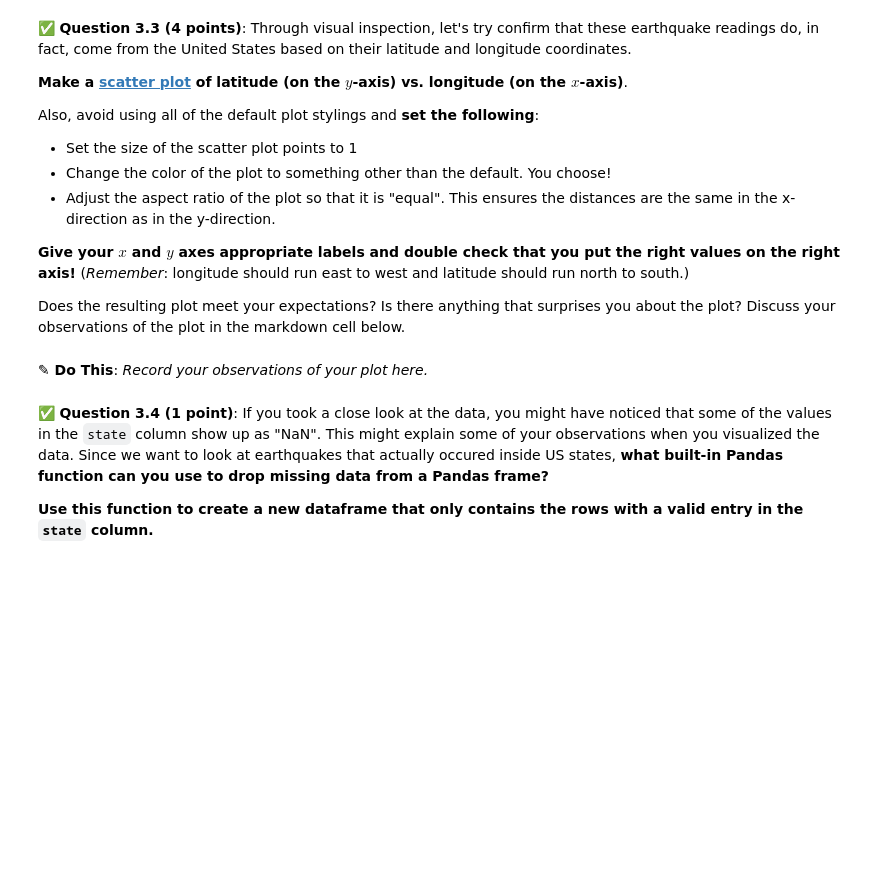
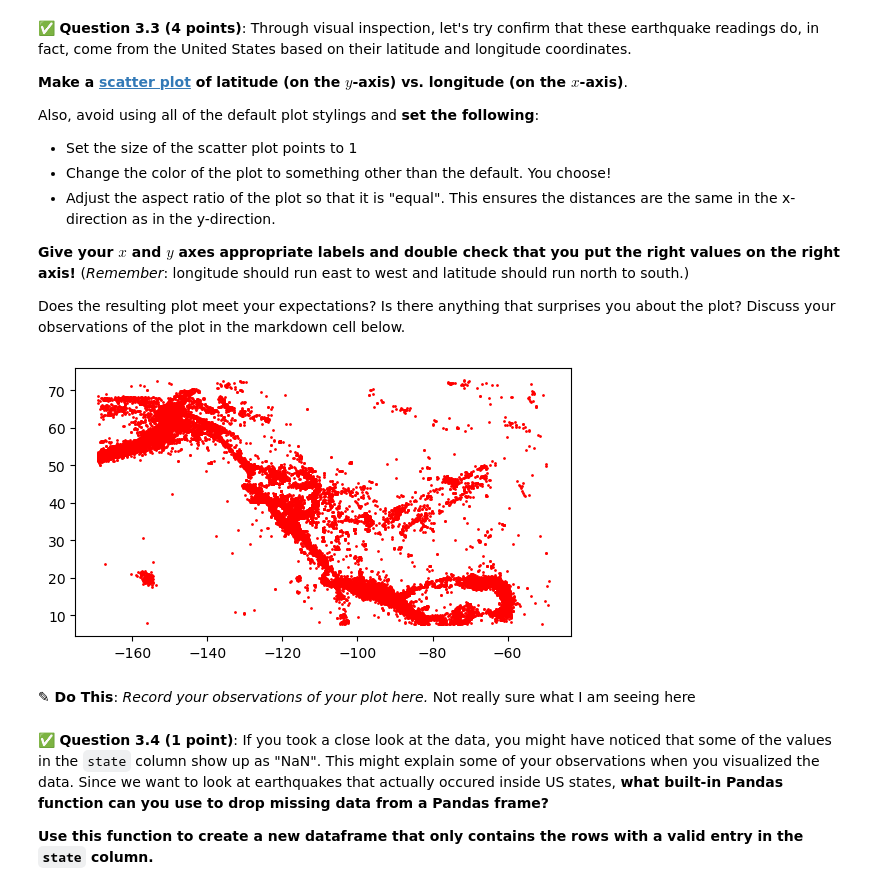
Before and after one commit to ilanberen/CMSE202-s26-turnin, a Jupyter notebook: hw-01/HW-01_GitPracticeDebuggingPythonPackagesAndClasses-IlanBerenfeld.ipynb, the cells around one changed output. Cells and saved outputs as stored; diff of their text form; code cells hidden in the pictures; blank space fills up the shorter version.

```diff
--- a/hw-01/HW-01_GitPracticeDebuggingPythonPackagesAndClasses-IlanBerenfeld.ipynb
+++ b/hw-01/HW-01_GitPracticeDebuggingPythonPackagesAndClasses-IlanBerenfeld.ipynb
@@ -301,3 +343,5 @@ That headline might be a alarming, but you're going to take a look at the data y
 &#9989; **Question 3.2 (2 points)**: To get started, **read in the `earthquake_states.csv` dataset** and then display the first 15 rows of the data using **Pandas**.
 # %%
 ### Put your code here
+earthquake_data=pd.read_csv("earthquake_states.csv")
+earthquake_data.head(15)
@@ -319,5 +378,13 @@ Does the resulting plot meet your expectations? Is there anything that surprises
+# %%
+### Put your code here
+import matplotlib.pyplot as plt
+plot=plt.scatter(earthquake_data['longitude'],earthquake_data['latitude'],s=1,c='red')
+plt.gca().set_aspect('equal')
+# %% [output]
+[figure, added]
 # %% [markdown]
 **<font size=+3>&#9998;</font> Do This**: *Record your observations of your plot here.*
+Not really sure what I am seeing here
 # %% [markdown]
 &#9989; **Question 3.4 (1 point)**: If you took a close look at the data, you might have noticed that some of the values in the `state` column show up as "NaN". This might explain some of your observations when you visualized the data. Since we want to look at earthquakes that actually occured inside US states, **what built-in Pandas function can you use to drop missing data from a Pandas frame?**
 
```
Also changed, not shown: parts of 25 cells of this notebook.
